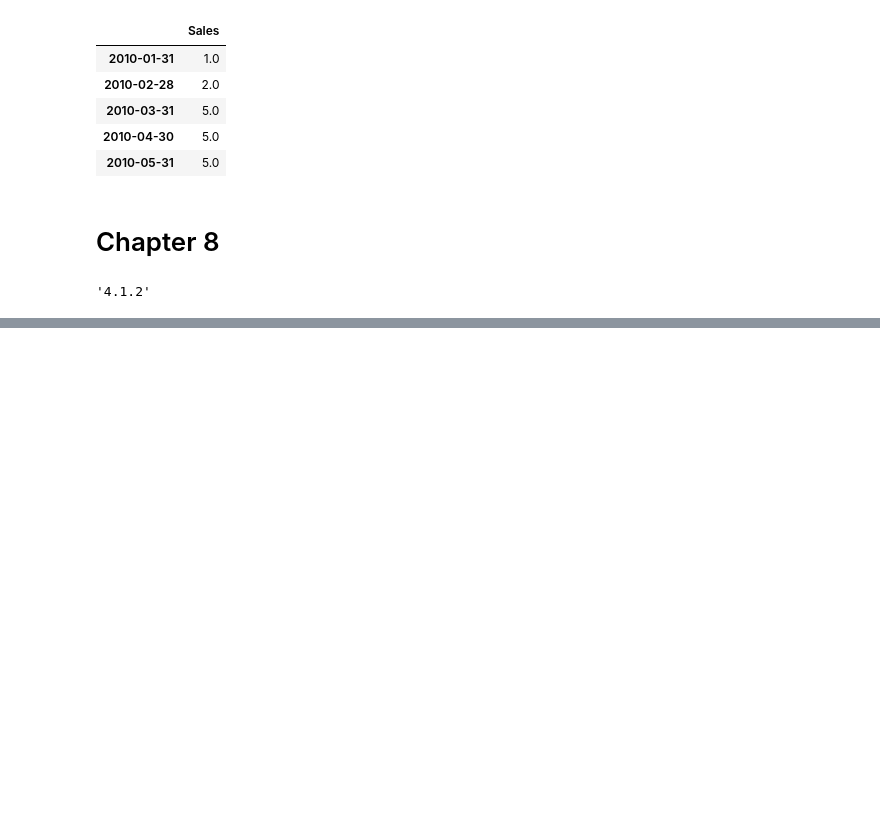
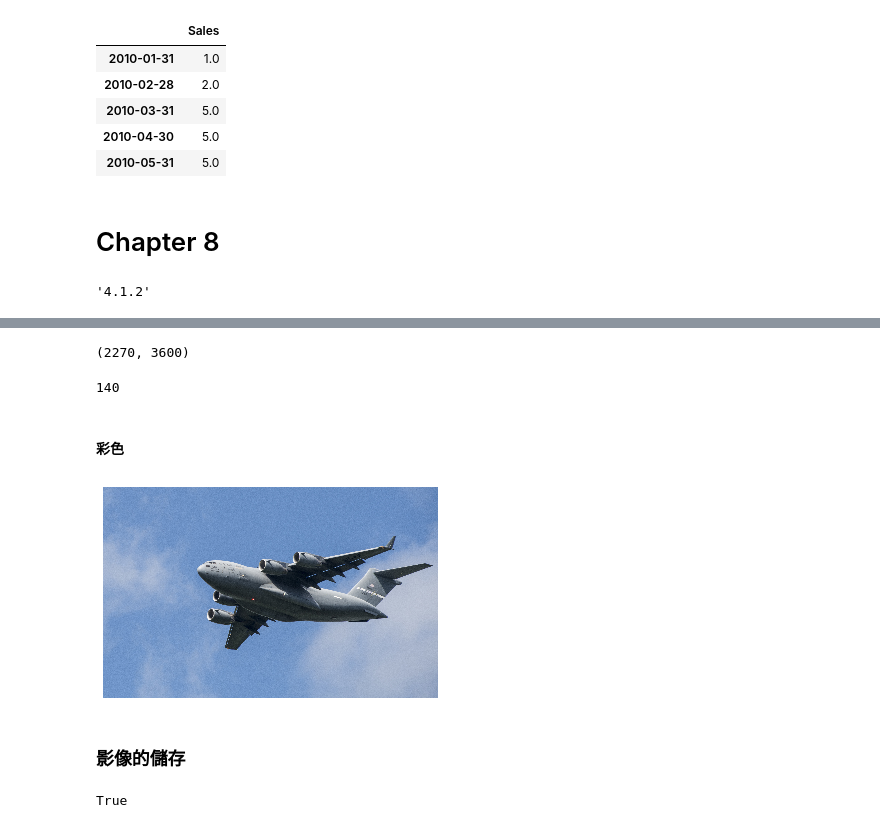
Before and after one commit to sychen6192/python_notes, a Jupyter notebook: 錦囊妙計ch7~ch8.ipynb, the cells around one changed output, grey strips where cells are left out. Cells and saved outputs as stored; diff of their text form; code cells hidden in the pictures; blank space fills up the shorter version.

```diff
--- a/錦囊妙計ch7~ch8.ipynb
+++ b/錦囊妙計ch7~ch8.ipynb
@@ -293,0 +321,33 @@ cv2.__version__
+# %%
+# 解析度
+image.shape
+# %% [output]
+(2270, 3600)
+# %%
+# 第一個像素, 值黑(0)到白(255)
+image[0, 0]
+# %% [output]
+140
+# %% [markdown]
+#### 彩色
+# %%
+image_bgr = cv2.imread("data/images/plane.jpg", cv2.IMREAD_COLOR)
+image_bgr[0, 0] # for three channels
+# OpenCV 預設使用BGR
+image_rgb = cv2.cvtColor(image_bgr, cv2.COLOR_BGR2RGB)
+plt.imshow(image_rgb)
+plt.axis("off")
+plt.show()
+# %% [output]
+[figure, added]
+# %% [markdown]
+### 影像的儲存
+# %%
+import cv2
+import numpy as np
+import matplotlib.pyplot as plt
+image = cv2.imread("data/images/plane.jpg", cv2.IMREAD_GRAYSCALE)
+# code start here and it's will overwrite
+cv2.imwrite("data/images/plane_new.jpg", image)
+# %% [output]
+True
```
Also changed, not shown: parts of 62 cells of this notebook.
